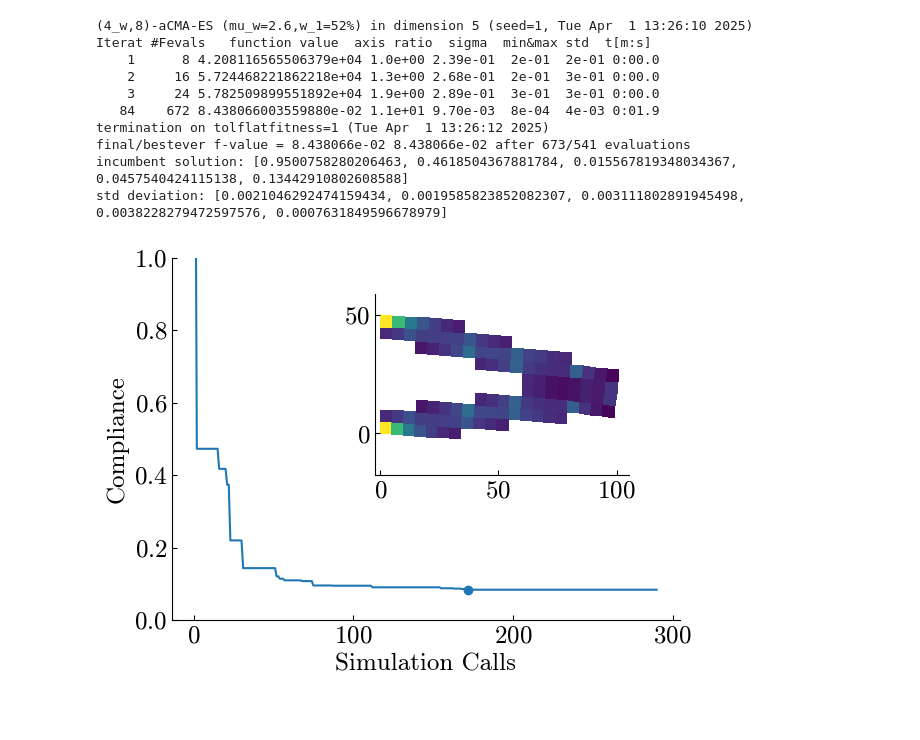
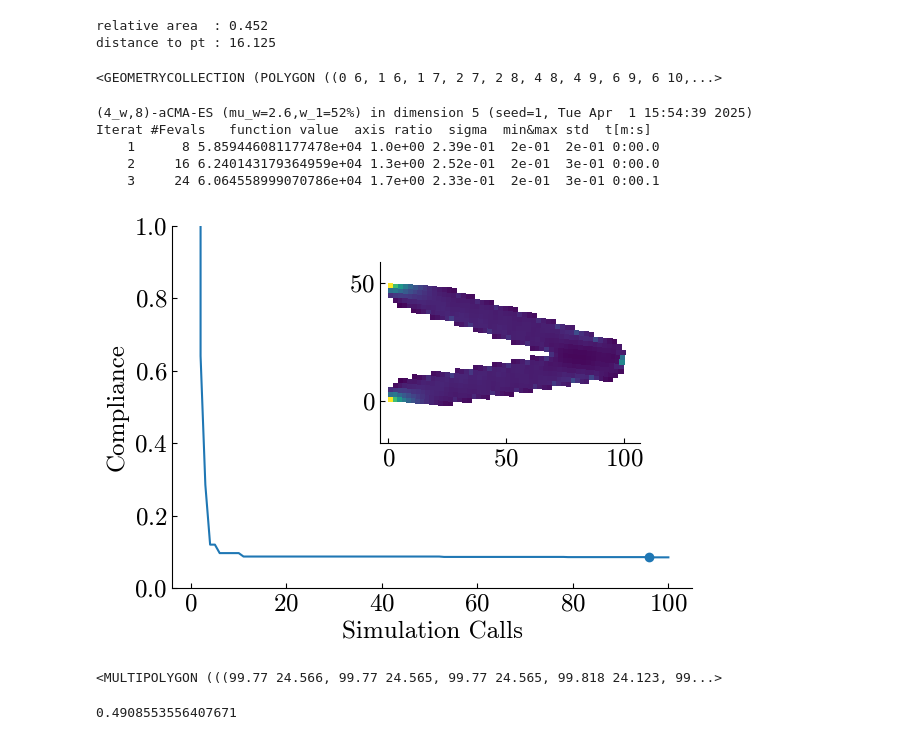
Before and after one commit to jelle-westra/tobbo, a Jupyter notebook: tutorial.ipynb, the cells around one changed output. Drawn from its saved outputs; the diff is of its cells as text; code cells hidden in the pictures; blank space fills up the shorter version.

Commit message:
wip: updated the topology and parameterization sections

```diff
--- a/tutorial.ipynb
+++ b/tutorial.ipynb
@@ -15,0 +73,16 @@ set_plt_template()
+# %%
+parameterization = Capsules(
+    topology,
+    representation=MMCEndpointsConfig,
+    symmetry_x=False,
+    symmetry_y=True,
+    n_components_x=1,
+    n_components_y=2,
+    n_samples=100,
+)
+# %%
+x = np.array([0, 0, 1., 1., 0.1])
+parameterization.update_topology(topology, x)
+
+plt.plot(*topology.geometry.geoms[0].exterior.xy, lw=2); plt.plot(*topology.domain.exterior.xy, 'k'); plt.plot([0,100], [0,50], 'C0o--', mfc='w');
+plt.xlabel('$x$'); plt.ylabel('$y$'); plt.axis('equal'); plt.tight_layout()
@@ -16,18 +115,16 @@ set_plt_template()
+# %%
+topology.continuous = False
+parameterization.update_topology(topology, x)
+
+print(f'relative area  : {topology.geometry.area / topology.domain.area:.3f}')
+print(f'distance to pt : {topology.geometry.distance(pt):.3f}')
+
+topology.geometry.union(pt)
+# %% [output]
+relative area  : 0.452
+distance to pt : 16.125
+<GEOMETRYCOLLECTION (POLYGON ((0 6, 1 6, 1 7, 2 7, 2 8, 4 8, 4 9, 6 9, 6 10,...>
 # %%
-topology = Topology(
-    continuous=True,
-    domain=box(0, 0, 100, 50),
-    density=0.2
-)
-parameterization = Capsules(
-    topology,
-    representation=MMCCenterpointsConfig,
-    symmetry_x=False,
-    symmetry_y=True,
-    n_components_x=1,
-    n_components_y=2,
-    n_samples=100,
-)
 model = BinaryElasticMembraneModel(
     topology,
     thickness=1,
@@ -45,35 +137,40 @@ if os.path.exists('results/tutorial/') : rmtree('results/tutorial/')
 # %%
+seed = 1
+if os.path.exists(f'results/tutorial/{seed}') : rmtree(f'results/tutorial/{seed}')
 run_experiment(
     topology, parameterization, model,
-    sigma0=0.25, budget=500, seed=1,
+    sigma0=0.25, budget=100, seed=1,
     name='tutorial'
 )
 # %% [output]
-(4_w,8)-aCMA-ES (mu_w=2.6,w_1=52%) in dimension 5 (seed=1, Tue Apr  1 13:26:10 2025)
+(4_w,8)-aCMA-ES (mu_w=2.6,w_1=52%) in dimension 5 (seed=1, Tue Apr  1 15:54:39 2025)
 Iterat #Fevals   function value  axis ratio  sigma  min&max std  t[m:s]
-    1      8 4.208116565506379e+04 1.0e+00 2.39e-01  2e-01  2e-01 0:00.0
-    2     16 5.724468221862218e+04 1.3e+00 2.68e-01  2e-01  3e-01 0:00.0
-    3     24 5.782509899551892e+04 1.9e+00 2.89e-01  3e-01  3e-01 0:00.0
-   84    672 8.438066003559880e-02 1.1e+01 9.70e-03  8e-04  4e-03 0:01.9
-termination on tolflatfitness=1 (Tue Apr  1 13:26:12 2025)
-final/bestever f-value = 8.438066e-02 8.438066e-02 after 673/541 evaluations
-incumbent solution: [0.9500758280206463, 0.4618504367881784, 0.015567819348034367, 0.0457540424115138, 0.13442910802608588]
-std deviation: [0.0021046292474159434, 0.0019585823852082307, 0.003111802891945498, 0.0038228279472597576, 0.0007631849596678979]
+    1      8 5.859446081177478e+04 1.0e+00 2.39e-01  2e-01  2e-01 0:00.0
+    2     16 6.240143179364959e+04 1.3e+00 2.52e-01  2e-01  3e-01 0:00.0
+    3     24 6.064558999070786e+04 1.7e+00 2.33e-01  2e-01  3e-01 0:00.1
 # %%
 # getting the fitness values of the simulation calls
-f = get_fitness_values('tutorial', 1)
+f = get_fitness_values('tutorial', seed)
 fmin = np.minimum.accumulate(f)
 
-x_best = get_best_config('tutorial', 1)
+x_best = get_best_config('tutorial', seed)
 parameterization.update_topology(topology, x_best)
 # running the simulation one last time on best found config
 model.update(topology)
 C = model.compute_element_compliance()
 
 fig, ax = plt.subplots()
 ins = ax.inset_axes([0.4,0.4,0.5,0.5])
 
 ax.plot(fmin.argmin()+1, fmin.min(), 'C0o'); ax.plot(np.arange(fmin.size)+1, fmin); model.plot(C, fac=10, ax=ins); ins.axis('equal')
 ax.set_ylim(0, 1); ax.set_xlabel('Simulation Calls'); ax.set_ylabel('Compliance'); fig.tight_layout()
 # %% [output]
-[figure, old version]
+[figure, new version]
+# %%
+topology.geometry
+# %% [output]
+<MULTIPOLYGON (((99.77 24.566, 99.77 24.565, 99.77 24.565, 99.818 24.123, 99...>
+# %%
+topology.geometry.area / topology.domain.area
+# %% [output]
+0.4908553556407671
```
Also changed, not shown: parts of 13 cells of this notebook.
